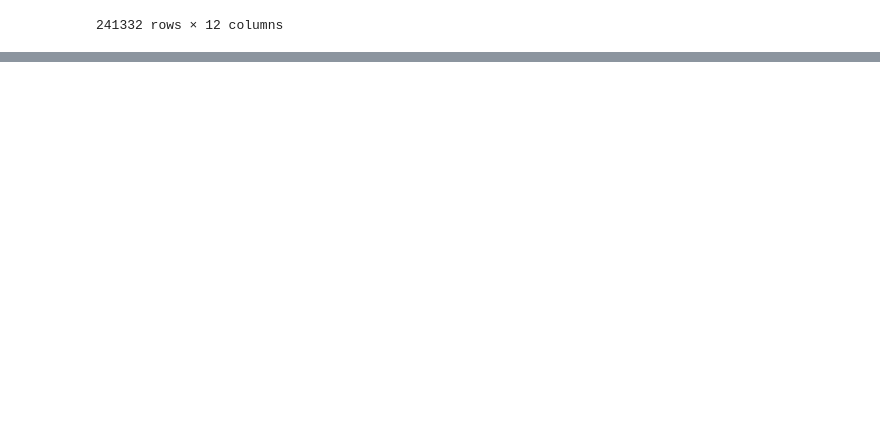
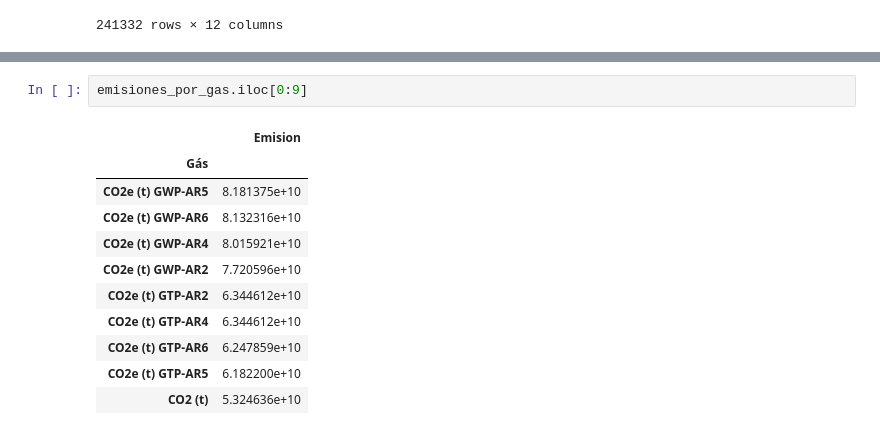
Before and after one commit to Luis1g/Panda_Agrupamiento, a Jupyter notebook: Selec_agrupamiento_de_datos_con_pandas.ipynb, the cells around one changed output, grey strips where cells are left out. Saved outputs shown, nothing was run; the diff lists cells and outputs as text; blank space fills up the shorter version.

```diff
--- a/Selec_agrupamiento_de_datos_con_pandas.ipynb
+++ b/Selec_agrupamiento_de_datos_con_pandas.ipynb
@@ -234,0 +321,14 @@ emisione_por_año.groupby("Gás").sum()
+# %%
+emisiones_por_gas.iloc[0:9]
+# %% [output]
+|  | Emision |
+| Gás |  |
+| CO2e (t) GWP-AR5 | 8.181375e+10 |
+| CO2e (t) GWP-AR6 | 8.132316e+10 |
+| CO2e (t) GWP-AR4 | 8.015921e+10 |
+| CO2e (t) GWP-AR2 | 7.720596e+10 |
+| CO2e (t) GTP-AR2 | 6.344612e+10 |
+| CO2e (t) GTP-AR4 | 6.344612e+10 |
+| CO2e (t) GTP-AR6 | 6.247859e+10 |
+| CO2e (t) GTP-AR5 | 6.182200e+10 |
+| CO2 (t) | 5.324636e+10 |
```
Also changed, not shown: parts of 31 cells of this notebook, 1 other file.
